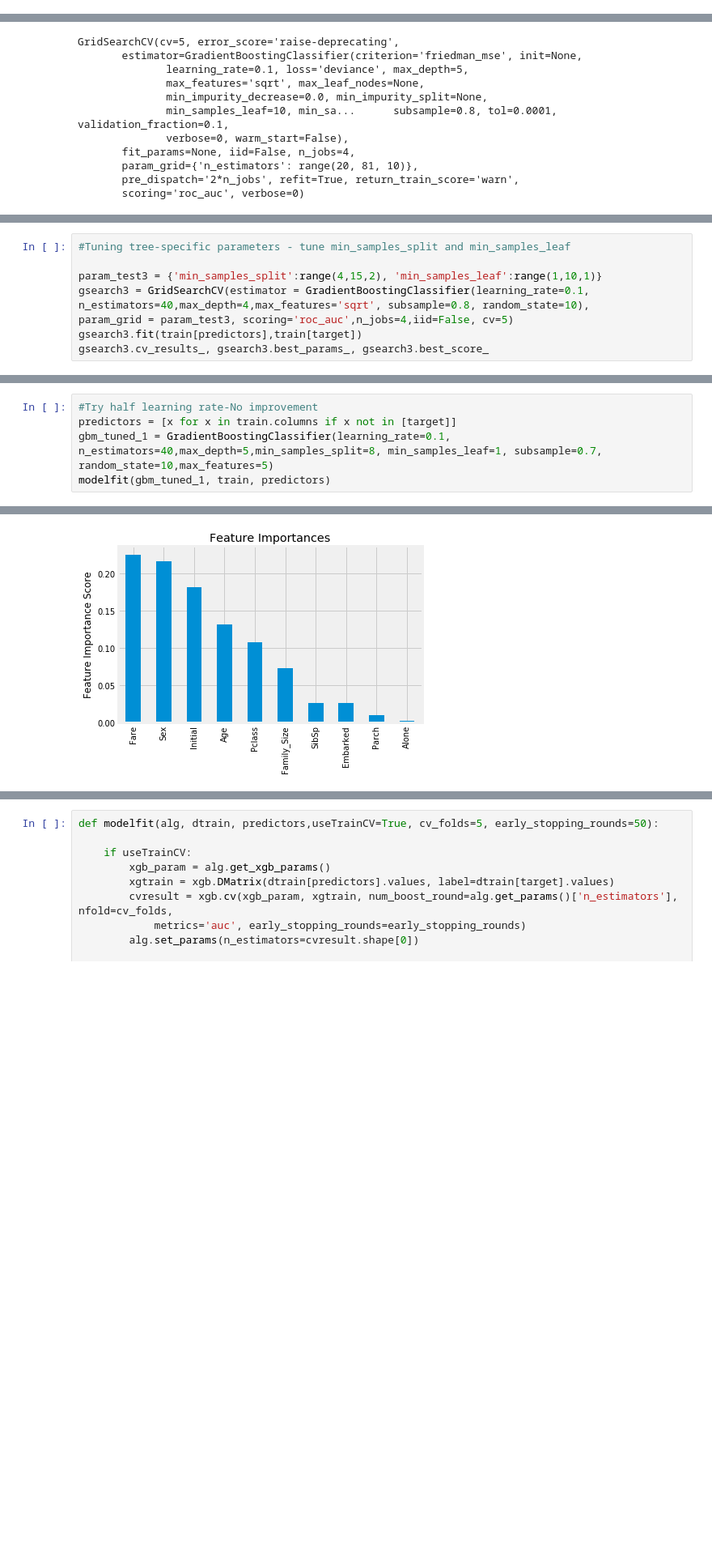
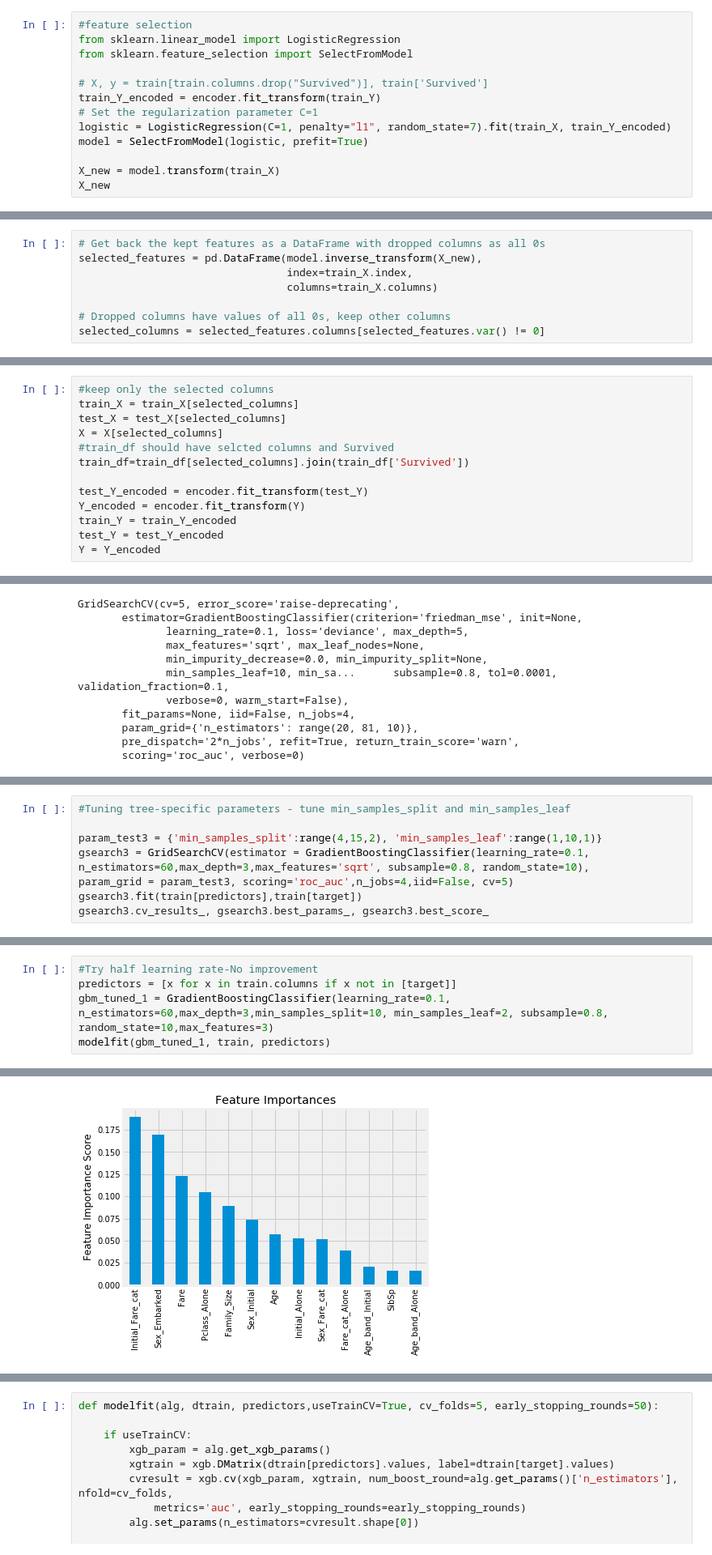
Before and after one commit to xuelicao/kaggleCompetition1, a Jupyter notebook: Titanic/prog/titanic_featureEngineering.ipynb, the cells around one changed output, grey strips where cells are left out. Shown at 81% size. Saved outputs shown, nothing was run; the diff lists cells and outputs as text; blank space fills up the shorter version.

```diff
--- a/Titanic/prog/titanic_featureEngineering.ipynb
+++ b/Titanic/prog/titanic_featureEngineering.ipynb
@@ -499,3 +549,16 @@ test_X=test[test.columns[1:]]
 test_Y=test[test.columns[:1]]
 X=train_df[train_df.columns[1:]]
 Y=train_df['Survived']
+# %%
+#feature selection
+from sklearn.linear_model import LogisticRegression
+from sklearn.feature_selection import SelectFromModel
+
+# X, y = train[train.columns.drop("Survived")], train['Survived']
+train_Y_encoded = encoder.fit_transform(train_Y)
+# Set the regularization parameter C=1
+logistic = LogisticRegression(C=1, penalty="l1", random_state=7).fit(train_X, train_Y_encoded)
+model = SelectFromModel(logistic, prefit=True)
+
+X_new = model.transform(train_X)
+X_new
@@ -501,0 +579,8 @@ Y=train_df['Survived']
+# %%
+# Get back the kept features as a DataFrame with dropped columns as all 0s
+selected_features = pd.DataFrame(model.inverse_transform(X_new),
+                                 index=train_X.index,
+                                 columns=train_X.columns)
+
+# Dropped columns have values of all 0s, keep other columns
+selected_columns = selected_features.columns[selected_features.var() != 0]
@@ -502,3 +603,16 @@ Y=train_df['Survived']
+# %%
+#keep only the selected columns
+train_X = train_X[selected_columns]
+test_X = test_X[selected_columns]
+X = X[selected_columns]
+#train_df should have selcted columns and Survived
+train_df=train_df[selected_columns].join(train_df['Survived'])
+
+test_Y_encoded = encoder.fit_transform(test_Y)
+Y_encoded = encoder.fit_transform(Y)
+train_Y = train_Y_encoded
+test_Y = test_Y_encoded
+Y = Y_encoded
 # %%
 #Radial Support Vector Machines(rbf-SVM)
 model=svm.SVC(kernel='rbf',C=1,gamma=0.1)
@@ -877,7 +991,7 @@ gsearch2.cv_results_, gsearch2.best_params_, gsearch2.best_score_
 #Tuning tree-specific parameters - tune min_samples_split and min_samples_leaf
 
 param_test3 = {'min_samples_split':range(4,15,2), 'min_samples_leaf':range(1,10,1)}
-gsearch3 = GridSearchCV(estimator = GradientBoostingClassifier(learning_rate=0.1, n_estimators=40,max_depth=4,max_features='sqrt', subsample=0.8, random_state=10),
+gsearch3 = GridSearchCV(estimator = GradientBoostingClassifier(learning_rate=0.1, n_estimators=60,max_depth=3,max_features='sqrt', subsample=0.8, random_state=10),
 param_grid = param_test3, scoring='roc_auc',n_jobs=4,iid=False, cv=5)
 gsearch3.fit(train[predictors],train[target])
 gsearch3.cv_results_, gsearch3.best_params_, gsearch3.best_score_
@@ -961,7 +1075,7 @@ gsearch5.cv_results_, gsearch5.best_params_, gsearch5.best_score_
 # %%
 #Try half learning rate-No improvement
 predictors = [x for x in train.columns if x not in [target]]
-gbm_tuned_1 = GradientBoostingClassifier(learning_rate=0.1, n_estimators=40,max_depth=5,min_samples_split=8, min_samples_leaf=1, subsample=0.7, random_state=10,max_features=5)
+gbm_tuned_1 = GradientBoostingClassifier(learning_rate=0.1, n_estimators=60,max_depth=3,min_samples_split=10, min_samples_leaf=2, subsample=0.8, random_state=10,max_features=3)
 modelfit(gbm_tuned_1, train, predictors)
 # %% [output]
 Model Report
@@ -971,4 +1085,4 @@ CV Score : Mean - 0.8747184 | Std - 0.03547226 | Min - 0.8190382 | Max - 0.92107
-[figure, old version]
+[figure, new version]
 # %%
 #XGBoost
 import xgboost as xgb
```
Also changed, not shown: parts of 83 cells of this notebook, 8 other files.
